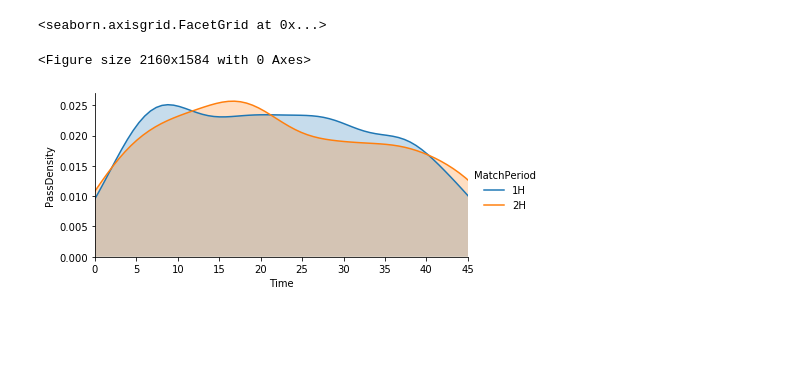
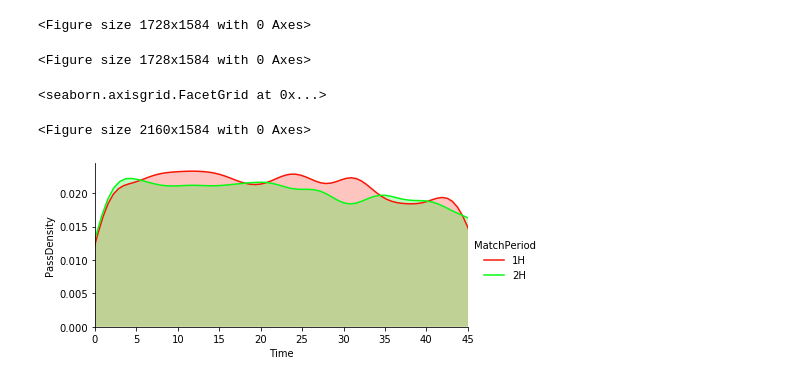
Before and after one commit to GZNGroup/2020MCM-ICM, a Jupyter notebook: 2020_Weekend1_Problems/processing.ipynb, the cells around one changed output. Cells and saved outputs as stored; diff of their text form; code cells hidden in the pictures; blank space fills up the shorter version.

```diff
--- a/2020_Weekend1_Problems/processing.ipynb
+++ b/2020_Weekend1_Problems/processing.ipynb
@@ -6,7 +6,8 @@ import seaborn as sns
 %matplotlib inline
 # %%
 data = pd.read_csv("./2020_Problem_D_DATA/fullevents.csv")
-data[data['EventSubType'].isnull()==True]='Offside'
-Events = data.groupby(['EventType', 'EventSubType']).size()
+Events = data.groupby(["EventType", "EventSubType"]).size()
 output = pd.DataFrame(Events)
-output.to_csv('events.csv', index=True)
+output.to_csv("events.csv", index=True)
+data.info()
+data[data['EventType'] == 'Offside']
@@ -63,0 +88,11 @@ plt.figure(figsize=(24,22))
+# %%
+PlayerData = pd.DataFrame(index=PlayersDict.keys(), columns=EventSubTypeList, data=0)
+N = data.shape[0]
+for i in range(0,N):
+    if (data['TeamID'][i] == 'Huskies'):
+        try:
+            PlayerData[data['EventSubType'][i]][PlayersDict[data['OriginPlayerID'][i]]] += 1
+        except:
+            data['EventSubType'][i] = 'Offside'
+            PlayerData[data['EventSubType'][i]][PlayersDict[data['OriginPlayerID'][i]]] += 1
+PlayerData
@@ -64,15 +118,22 @@ plt.figure(figsize=(24,22))
+# %%
+colormap = plt.cm.viridis
+plt.figure(figsize=(24,22))
+# sns.heatmap(PlayerData, linewidths=0.1, vmax=100, cmap=colormap, linecolor='white', annot=True, square=True)
+# %% [output]
+<Figure size 1728x1584 with 0 Axes>
+<Figure size 1728x1584 with 0 Axes>
 # %%
 # pass Density
-TimeData = data[data['MatchID']==1][data['EventType']=='Pass'][['MatchPeriod', 'EventTime', 'EventType']]
-TimeData['EventTime'] /= 60.0
+TimeData = data[data["EventType"] == "Pass"][["MatchPeriod", "EventTime", "EventType"]]
+TimeData["EventTime"] /= 60.0
 
-plt.figure(figsize=(30,22))
-facet = sns.FacetGrid(TimeData, hue='MatchPeriod',aspect=2)
-facet.map(sns.kdeplot,'EventTime',shade=True)
+plt.figure(figsize=(30, 22))
+facet = sns.FacetGrid(TimeData, hue="MatchPeriod", aspect=2, palette=sns.hls_palette(3, l=.5, s=.95))
+facet.map(sns.kdeplot, "EventTime", shade=True)
 facet.set(xlim=(0, 45))
 facet.add_legend()
-facet.set_axis_labels('Time', 'PassDensity')
+facet.set_axis_labels("Time", "PassDensity")
 # %% [output]
 <seaborn.axisgrid.FacetGrid at 0x...>
 <Figure size 2160x1584 with 0 Axes>
-[figure, old version]
+[figure, new version]
```
Also changed, not shown: parts of 9 cells of this notebook, 4 other files.
